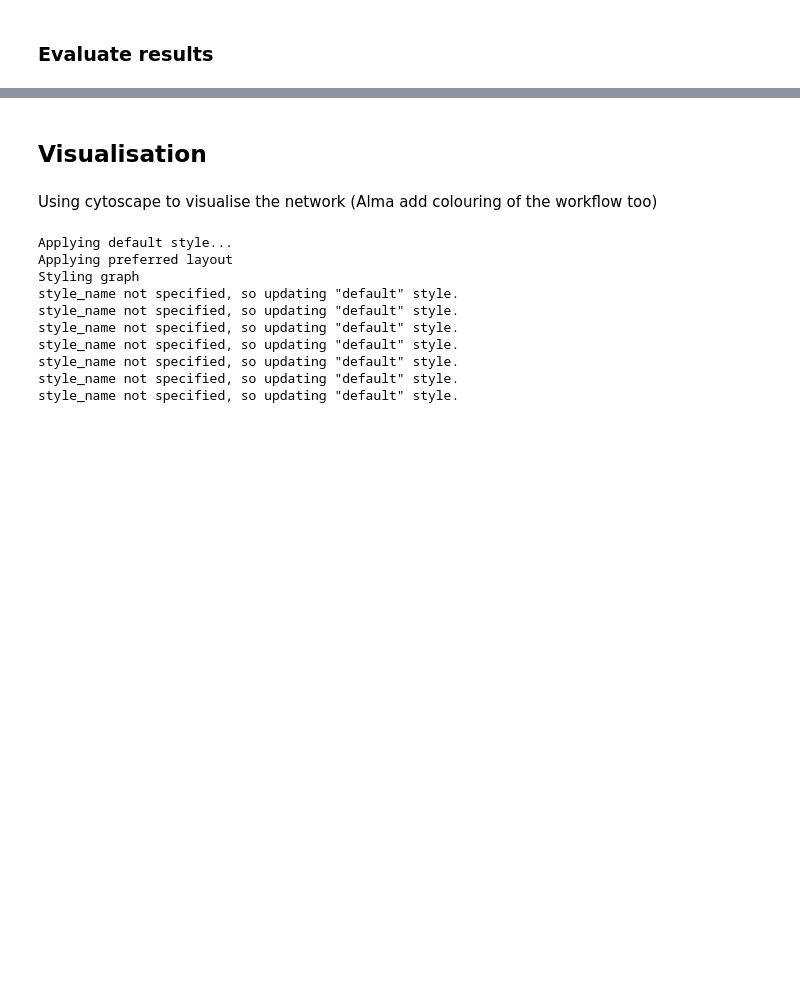
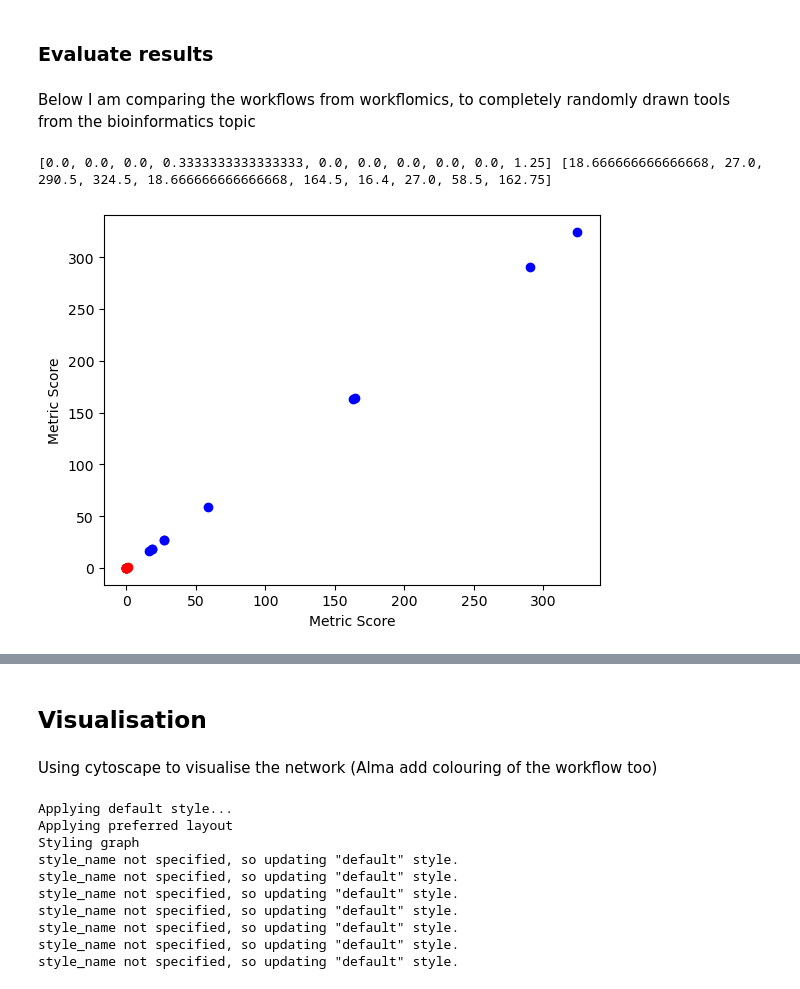
Before and after one commit to Workflomics/pubmetric, a Jupyter notebook: workflomics_QC_pipeline.ipynb, the cells around one changed output, grey strips where cells are left out. Cells and saved outputs as stored; diff of their text form; code cells hidden in the pictures; blank space fills up the shorter version.

Commit message:
added metric evaluation and .cwl file parsing

```diff
--- a/workflomics_QC_pipeline.ipynb
+++ b/workflomics_QC_pipeline.ipynb
@@ -382,3 +455,7 @@ Generated workflow pairs (WF edges):
+# %%
+# static for testing
+workflow_pairs = [('29400476', '14976030'), ('29400476', '14632076'), ('14632076', '14976030')]
+workflow_tools = list(np.unique([element for tuple in workflow_pairs for element in tuple]))
 # %% [markdown]
 ### Calculate metric
 # %% [markdown]
@@ -429,2 +506,4 @@ Total cocitation score for workflow [('26510693', '12403597'), ('36414245', '230
 # %% [markdown]
 ### Evaluate results
+# %% [markdown]
+Below I am comparing the workflows from workflomics, to completely randomly drawn tools from the bioinformatics topic
@@ -430,0 +515,41 @@ Total cocitation score for workflow [('26510693', '12403597'), ('36414245', '230
+# %%
+workflows = []
+rand_workflows = []
+
+for i in range(1, 13):
+    cwl_file = f"../workflows/candidate_workflow_{i}.cwl"
+    try:
+        workflow_pairs, workflow_tools = parse_workflows(cwl_file) # TODO: more than one at a time
+        workflows.append(workflow_pairs)
+
+        rand_workflow_pairs, rand_workflow_tools = radnomise_workflow(num_pairs = len(workflow_tools)) # making sure they all have the same amount of tools
+        rand_workflows.append(rand_workflow_pairs)
+    except:
+        continue
+
+
+print(workflows, rand_workflows) # wooh thats ineffeicient
+# %%
+scores=[]
+rand_scores =[]
+
+for i in range(len(workflows)):
+    metric_score, raw_results = comet(G, workflows[i])
+    rand_metric_score, rand_raw_results = comet(G, rand_workflows[i])
+
+    scores.append(metric_score)
+    rand_scores.append(rand_metric_score)
+
+print(rand_scores, scores)
+# %% [output]
+[0.0, 0.0, 0.0, 0.3333333333333333, 0.0, 0.0, 0.0, 0.0, 0.0, 1.25] [18.666666666666668, 27.0, 290.5, 324.5, 18.666666666666668, 164.5, 16.4, 27.0, 58.5, 162.75]
+# %%
+
+plt.scatter(scores, scores, color='blue', label='Non-random')
+plt.scatter(rand_scores, rand_scores, color='red', label='Random')
+
+plt.xlabel('Metric Score')
+plt.ylabel('Metric Score')
+plt.show()
+# %% [output]
+[figure, added]
```
Also changed, not shown: parts of 14 cells of this notebook.
